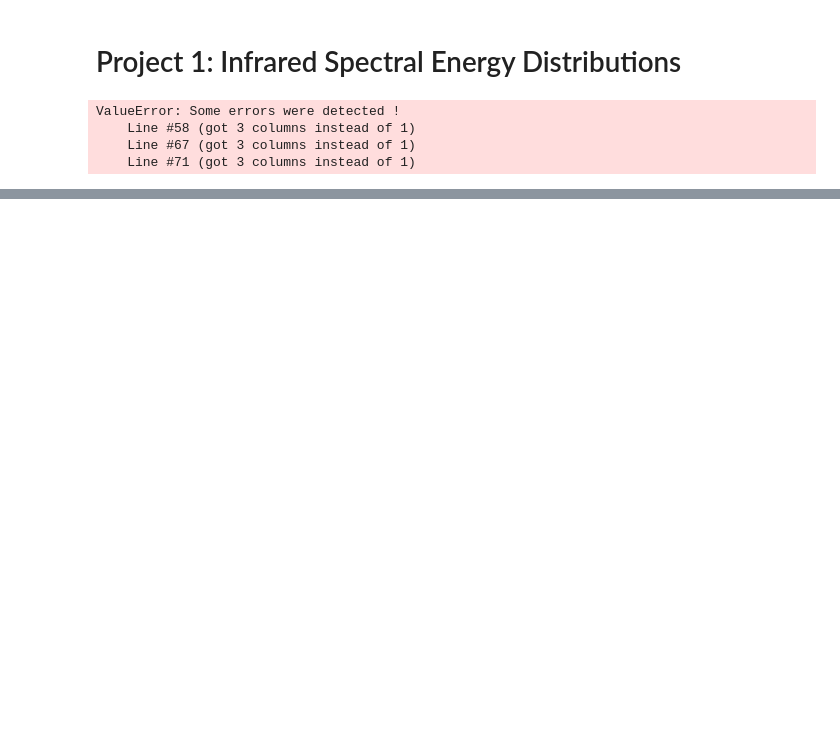
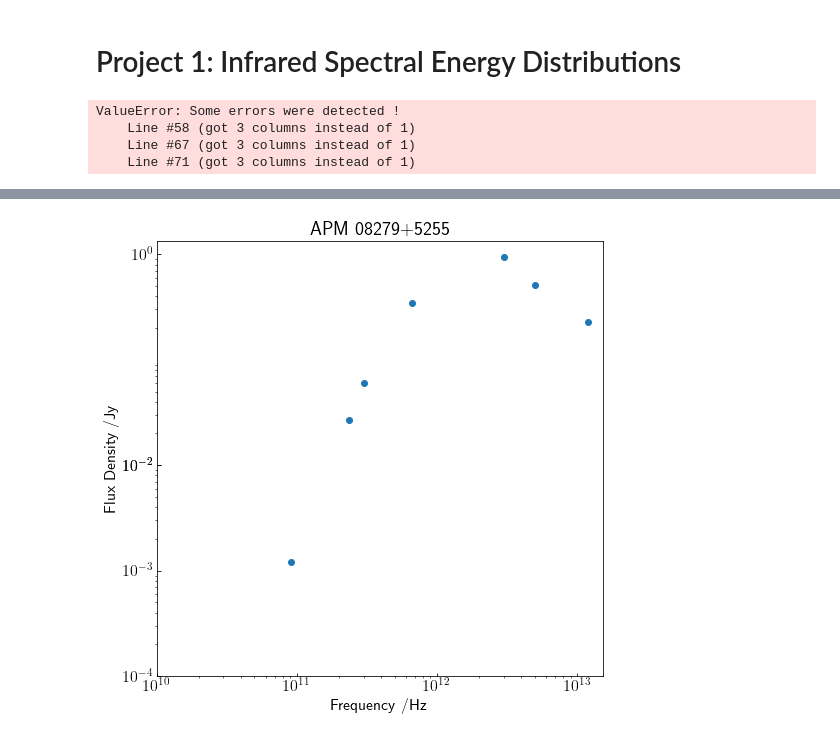
Before and after one commit to Anthony-J-G/spectral-energy-distribution, a Jupyter notebook: Infrared Spectral Energy Distributions.ipynb, the cells around one changed output, grey strips where cells are left out. Drawn from its saved outputs; the diff is of its cells as text; code cells hidden in the pictures; blank space fills up the shorter version.

```diff
--- a/Infrared Spectral Energy Distributions.ipynb
+++ b/Infrared Spectral Energy Distributions.ipynb
@@ -39,0 +61,20 @@ f.show()
+# %%
+# APM 08279+5255
+
+frequencies_APM = np.array( [9.08e+10, 2.37e+11, 3.02e+11, 6.66e+11, 3e+12, 5e+12, 1.2e+13] )
+flux_densities_APM = np.array( [0.0012, 0.0266, 0.06, 0.342, 0.951, 0.511, 0.226] )
+
+f, ax = plt.subplots(1, figsize=(8,8))
+ax.plot(frequencies_APM, flux_densities_APM, 'o')
+ax.set_xscale('log')
+ax.set_xticks([1e+10, 1e+11, 1e+12, 1e+13])
+ax.set_yscale('log')
+ax.set_yticks([0.0001, 0.001, 0.01, 0.01, 1])
+ax.tick_params(axis="y",direction="in")
+ax.tick_params(axis="x",direction="in")
+ax.set_title('APM 08279+5255')
+ax.set_ylabel('Flux Density /Jy')
+ax.set_xlabel('Frequency /Hz')
+f.show()
+# %% [output]
+[figure, added]
```
Also changed, not shown: parts of 2 cells of this notebook.
